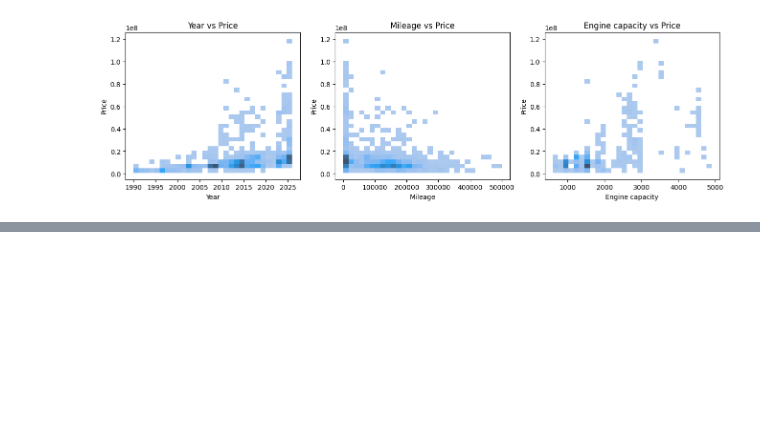
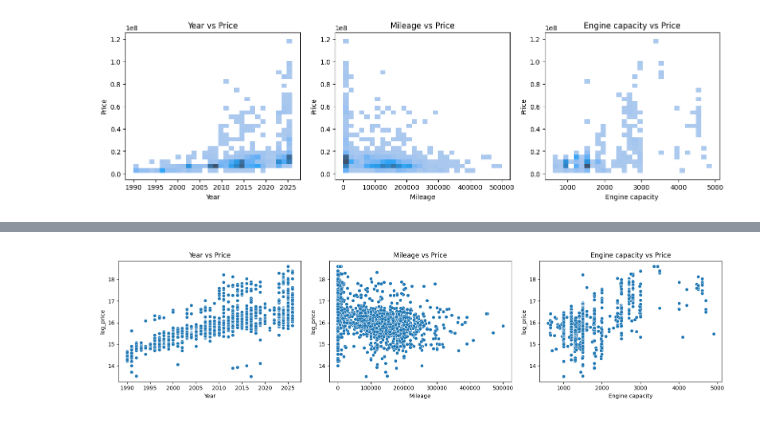
Before and after one commit to ChamodyaMihirath/2nd-hand-vehicle-price-predictor, a Jupyter notebook: notebooks/eda.ipynb, the cells around one changed output, grey strips where cells are left out. Cells and saved outputs as stored; diff of their text form; code cells hidden in the pictures; blank space fills up the shorter version.

```diff
--- a/notebooks/eda.ipynb
+++ b/notebooks/eda.ipynb
@@ -48,0 +72,4 @@ plt.show()
+# %%
+log_price = np.log(car["Price"])
+car["log_price"]= log_price
+car.head()
@@ -48,0 +83,22 @@ plt.show()
+# %%
+
+plt.figure(figsize=(16, 4))
+
+
+plt.subplot(1, 3, 1)
+sns.scatterplot(x=car["Year"], y=car["log_price"])
+plt.title("Year vs Price")
+
+
+plt.subplot(1, 3, 2)
+sns.scatterplot(x=car["Mileage"], y=car["log_price"])
+plt.title("Mileage vs Price")
+
+plt.subplot(1, 3, 3)
+sns.scatterplot(x=car["Engine capacity"], y=car["log_price"])
+plt.title("Engine capacity vs Price")
+
+plt.tight_layout() # Keeps the plots from crowding each other
+plt.show()
+# %% [output]
+[figure, added]
```
Also changed, not shown: parts of 14 cells of this notebook, 3 other files.
